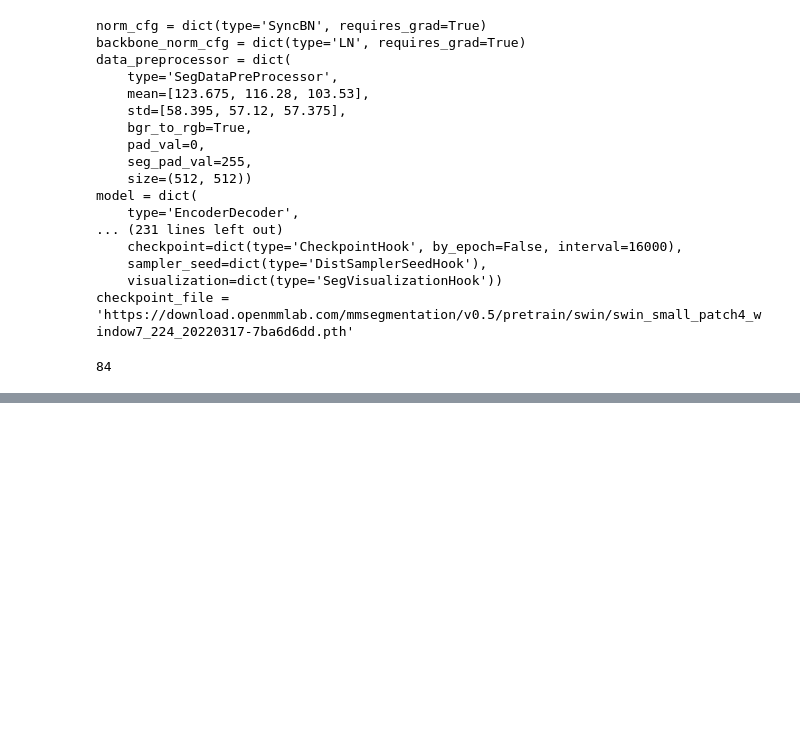
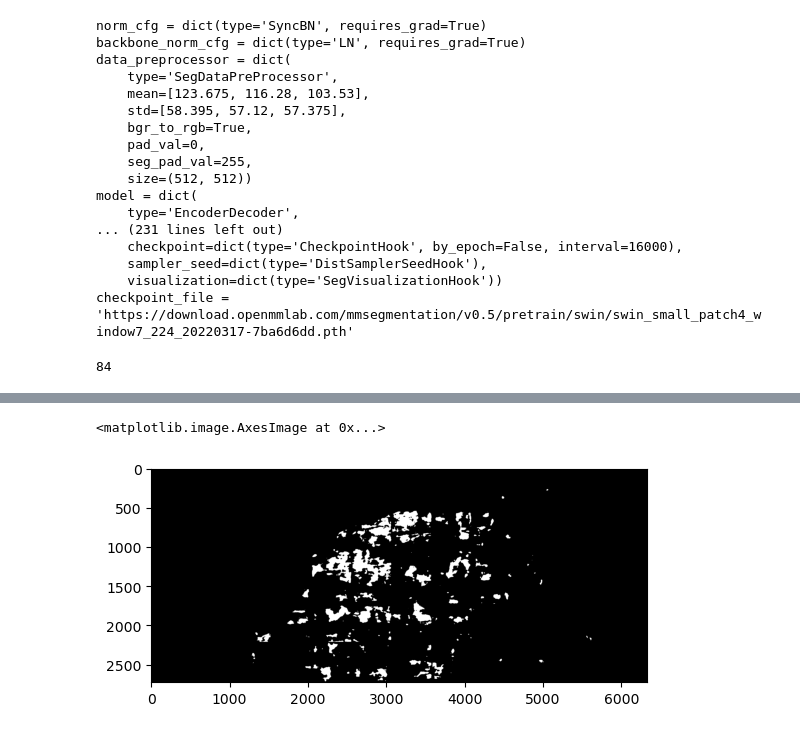
Before and after one commit to jarnel96/Vesuvius-Ink-Detection, a Jupyter notebook: vesuvius-ink-detection-challenge.ipynb, the cells around one changed output, grey strips where cells are left out. Cells and saved outputs as stored; diff of their text form; code cells hidden in the pictures; blank space fills up the shorter version.

```diff
--- a/vesuvius-ink-detection-challenge.ipynb
+++ b/vesuvius-ink-detection-challenge.ipynb
@@ -446,7 +483,7 @@ import gc; gc.collect()
 # %% [output]
 84
 # %%
-cfg['optim_wrapper']['optimizer']['lr'] = 6e-06
+cfg['optim_wrapper']['optimizer']['lr'] = 1e-05
 # %%
 runner = Runner(model, work_dir='/kaggle/working/',
                 train_dataloader=train_dataloader,
@@ -474,5 +511,3 @@ System environment:
 after_run:
 (BELOW_NORMAL) LoggerHook
  --------------------
-# %%
-runner.train()
@@ -513,0 +514,2 @@ EncoderDecoder(
+# %%
+model = runner.train()
@@ -513,0 +562,22 @@ EncoderDecoder(
+# %%
+fragment_preds = {}
+for fragment in fragment_ids:
+    fragment_preds[fragment] = np.zeros(shape=fragment_scans[fragment][0].shape).astype('uint8')
+    lenx, leny = fragment_scans[fragment][0].shape
+    for i in range((lenx // size)+1):
+        for j in range((leny // size)+1):
+            i1, i2, j1, j2 = size*i,size*(i+1),size*j,size*(j+1)
+            if i2 > lenx:
+                i1 = lenx - size
+                i2 = i1 + size
+            if j2 > leny:
+                j1 = leny - size
+                j2 = j1 + size
+            preds = np.zeros(shape=(size, size))
+            for fragment_scan in range(z_dim):
+                img = test_dataset.__getitem__([fragment, fragment_scan, (i, j)])
+                logits = model(img.view(1, 1, size, size).to(device), mode='predict')[0]
+                logits = logits.seg_logits.data.view(size, size).detach().cpu().numpy()
+                preds += logits / z_dim
+            fragment_preds[fragment][i1:i2,j1:j2] = (preds > 0.3).astype('uint8')
+            print(fragment_preds[fragment].sum())
@@ -513,0 +618,5 @@ EncoderDecoder(
+# %%
+plt.imshow(fragment_preds['a'], cmap='gray')
+# %% [output]
+<matplotlib.image.AxesImage at 0x...>
+[figure, added]
```
Also changed, not shown: parts of 17 cells of this notebook.
